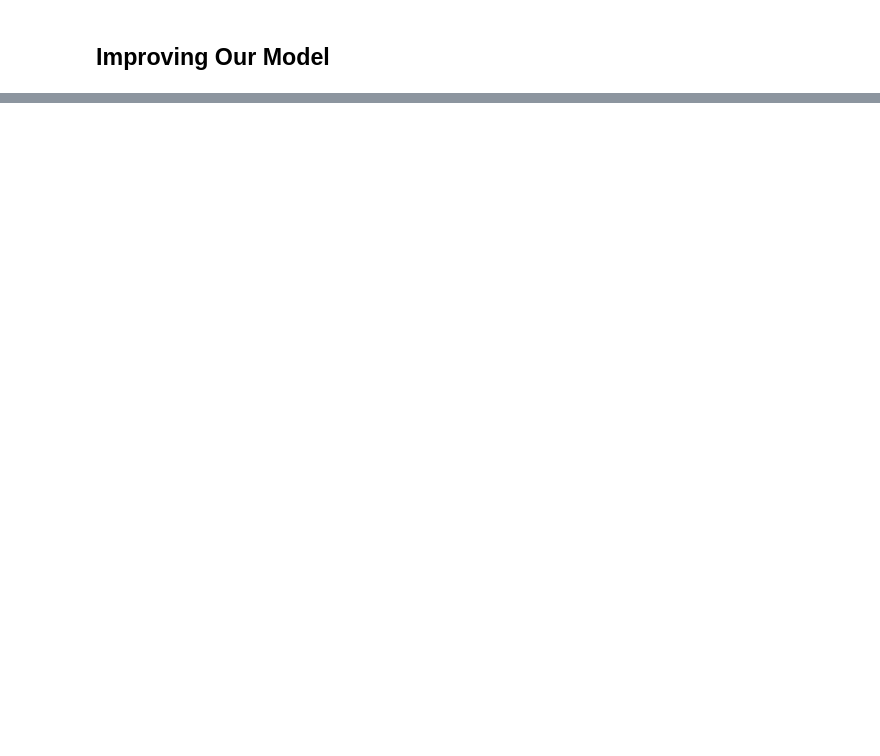
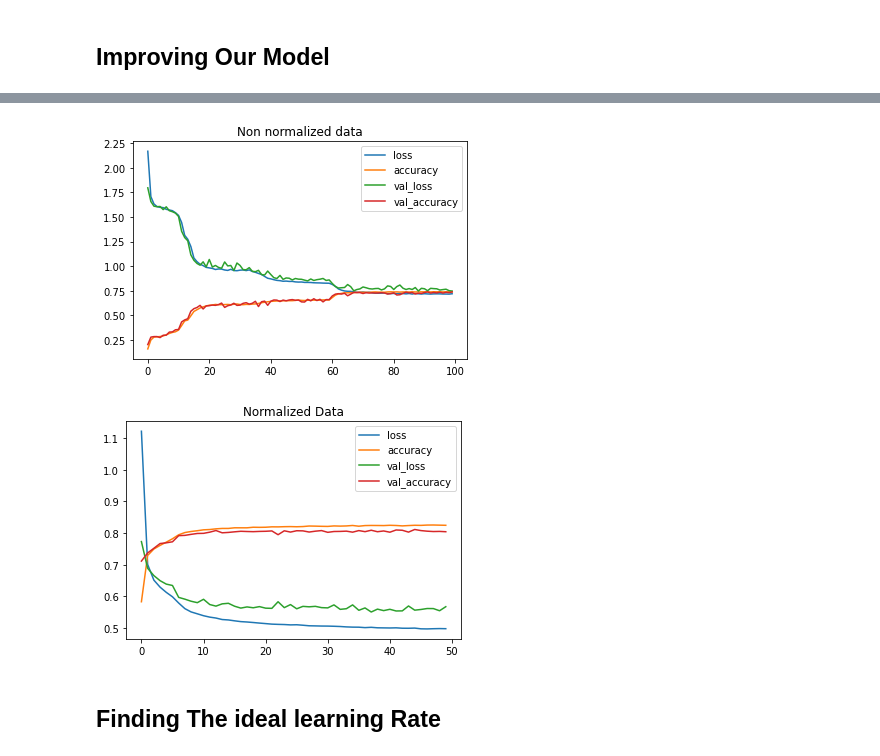
Before and after one commit to DeepakSaini420/Deep-Learning, a Jupyter notebook: neural_network_classification_with_tensorflow.ipynb, the cells around one changed output, grey strips where cells are left out. Cells and saved outputs as stored; diff of their text form; code cells hidden in the pictures; blank space fills up the shorter version.

```diff
--- a/neural_network_classification_with_tensorflow.ipynb
+++ b/neural_network_classification_with_tensorflow.ipynb
@@ -215,0 +256,19 @@ Epoch 300/300
+# %%
+# Set random seed
+tf.random.set_seed(42)
+
+# Create The Model
+model_multi = tf.keras.Sequential([
+  tf.keras.layers.Flatten(input_shape=(28,28)),
+  tf.keras.layers.Dense(4,activation="relu"),
+  tf.keras.layers.Dense(4,activation="relu"),
+  tf.keras.layers.Dense(10,activation="softmax")
+])
+
+# Compile The Model
+model_multi.compile(loss=tf.keras.losses.SparseCategoricalCrossentropy(),
+                    optimizer=tf.keras.optimizers.Adam(),
+                    metrics=["accuracy"])
+
+# Fitting the model
+non_norm_history = model_multi.fit(tf.expand_dims(train_data,axis=-1),train_labels,epochs=100,validation_data=(test_data,test_labels))
@@ -215,0 +297,18 @@ Epoch 300/300
+# %%
+train_data_norm = train_data/255.0
+test_data_norm = test_data/255.0
+# %%
+# Creating Model on normalized data
+
+model_multi_norm = tf.keras.Sequential([
+  tf.keras.layers.Flatten(input_shape=(28,28)),
+  tf.keras.layers.Dense(4,activation="relu"),
+  tf.keras.layers.Dense(4,activation="relu"),
+  tf.keras.layers.Dense(10,activation="softmax")
+])
+
+model_multi_norm.compile(loss=tf.keras.losses.SparseCategoricalCrossentropy(),
+                         optimizer=tf.keras.optimizers.Adam(learning_rate=0.001),
+                         metrics=["accuracy"])
+
+norm_history=model_multi_norm.fit(tf.expand_dims(train_data_norm,axis=-1),train_labels,epochs=50,verbose=0,validation_data=(test_data_norm,test_labels))
@@ -215,0 +320,11 @@ Epoch 300/300
+# %%
+import pandas as pd
+#Plot non-normalized data
+pd.DataFrame(non_norm_history.history).plot(title="Non normalized data")
+#Plot normalized data
+pd.DataFrame(norm_history.history).plot(title="Normalized Data");
+# %% [output]
+[figure, added]
+[figure, added]
+# %% [markdown]
+## Finding The ideal learning Rate
```
Also changed, not shown: parts of 23 cells of this notebook.
